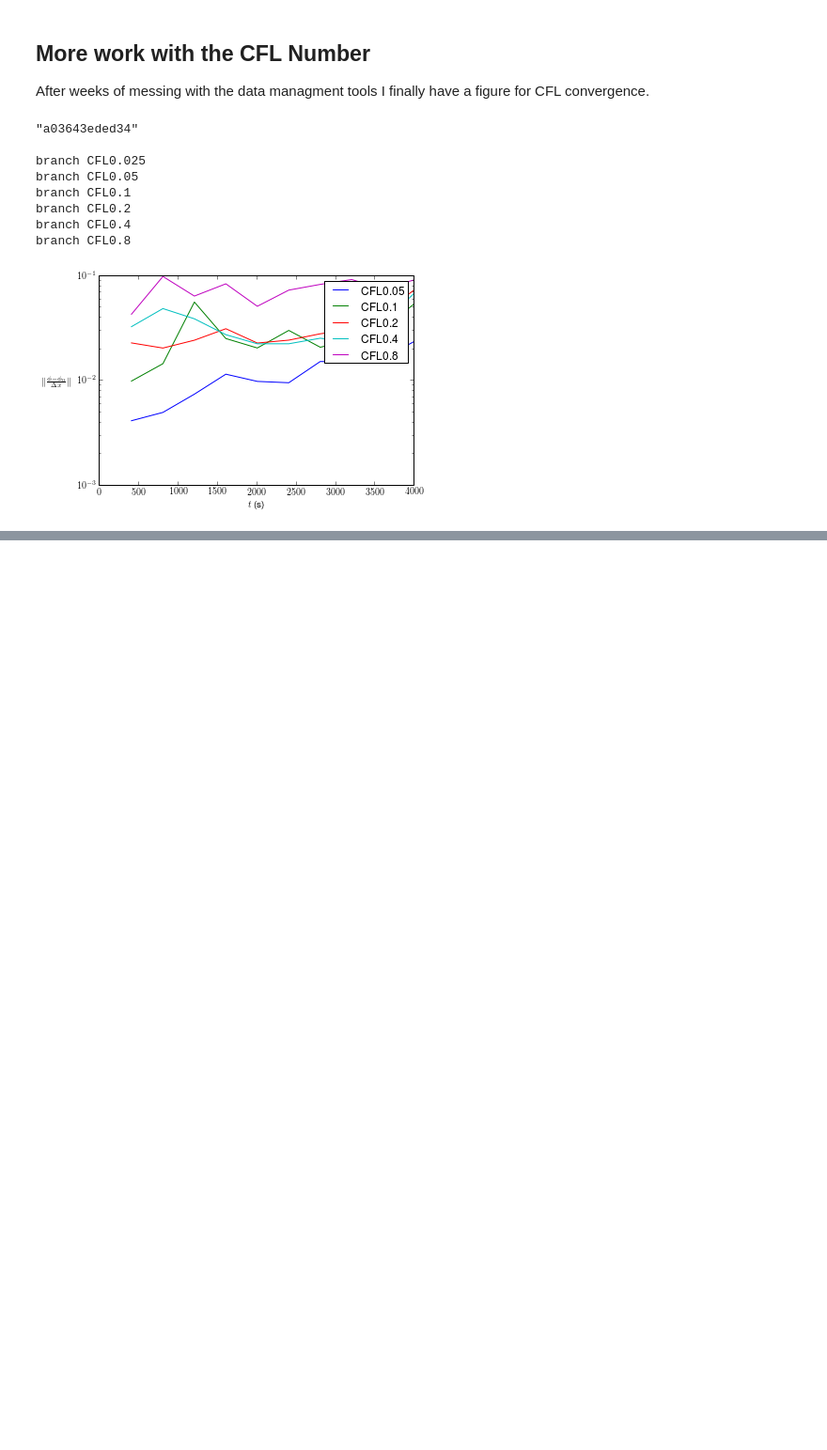
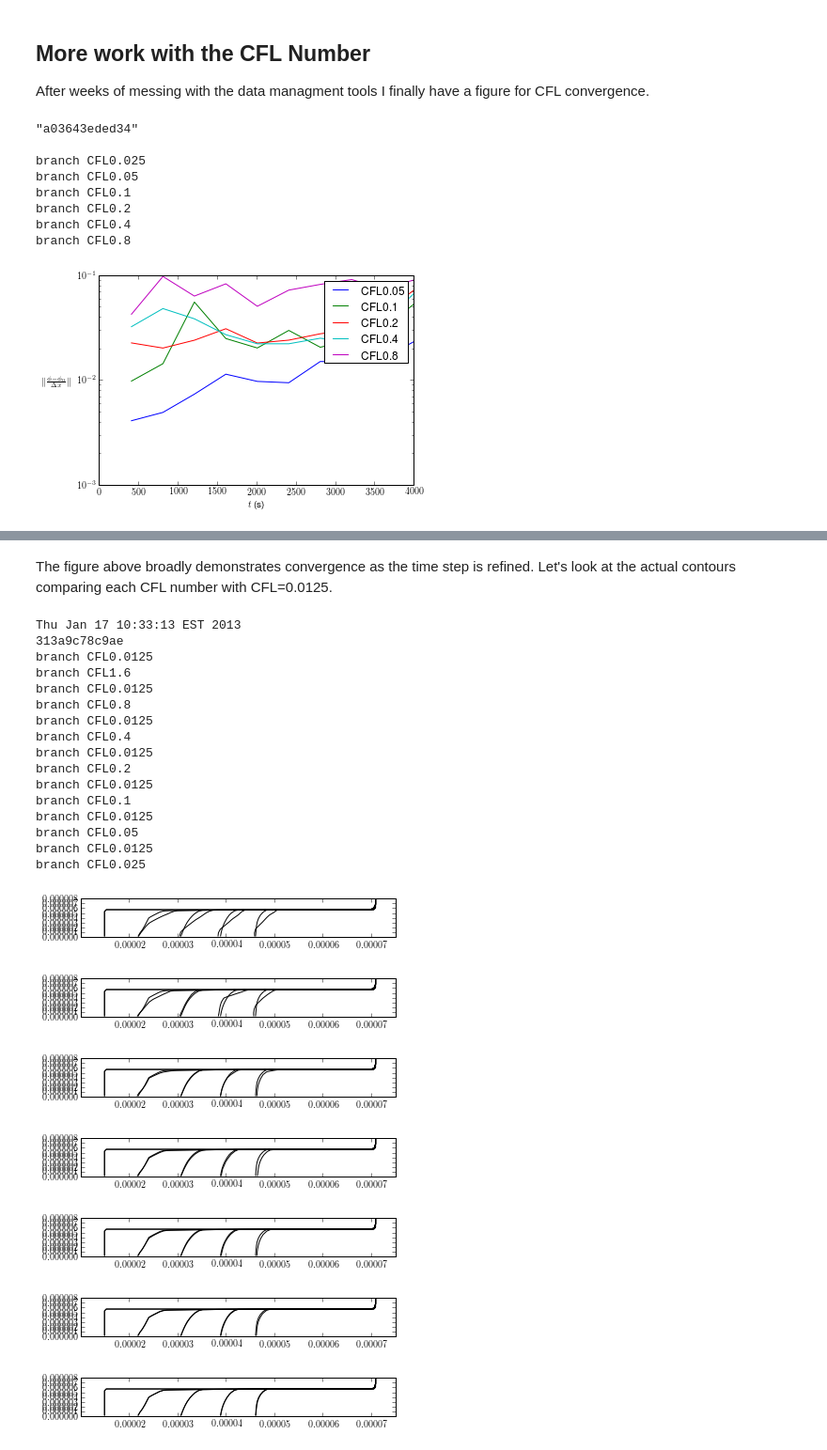
Before and after one commit to wd15/extremefill2D, a Jupyter notebook: extremefill2D.ipynb, the cells around one changed output, grey strips where cells are left out. Shown: that part at 94% size. Drawn from its saved outputs; the diff is of its cells as text; code cells hidden in the pictures; blank space fills up the shorter version.

```diff
--- a/extremefill2D.ipynb
+++ b/extremefill2D.ipynb
@@ -77,0 +94,38 @@ branch CFL0.8
+# %% [markdown]
+The figure above broadly demonstrates convergence as the time step is refined. Let's look at the actual contours comparing each CFL number with CFL=0.0125.
+# %%
+!date; git log --oneline -1 --abbrev=12 --format="%h"
+import os
+from data.CFLViewer import ContourViewer
+viewers = []
+times = (0., 1000., 2000., 3000., 4000.)
+datafile = os.path.join('data', 'data.h5')
+for branch in ('CFL0.025', 'CFL0.05', 'CFL0.1', 'CFL0.2', 'CFL0.4', 'CFL0.8', 'CFL1.6')[::-1]:
+    branches = ('CFL0.0125', branch)
+    viewers.append(ContourViewer(times, branches=branches, datafile=datafile))
+for viewer in viewers:
+    viewer.plot()
+# %% [output]
+Thu Jan 17 10:33:13 EST 2013
+313a9c78c9ae
+branch CFL0.0125
+branch CFL1.6
+branch CFL0.0125
+branch CFL0.8
+branch CFL0.0125
+branch CFL0.4
+branch CFL0.0125
+branch CFL0.2
+branch CFL0.0125
+branch CFL0.1
+branch CFL0.0125
+branch CFL0.05
+branch CFL0.0125
+branch CFL0.025
+[figure, added]
+[figure, added]
+[figure, added]
+[figure, added]
+[figure, added]
+[figure, added]
+[figure, added]
```
Also changed, not shown: parts of 2 cells of this notebook, 1 other file.
